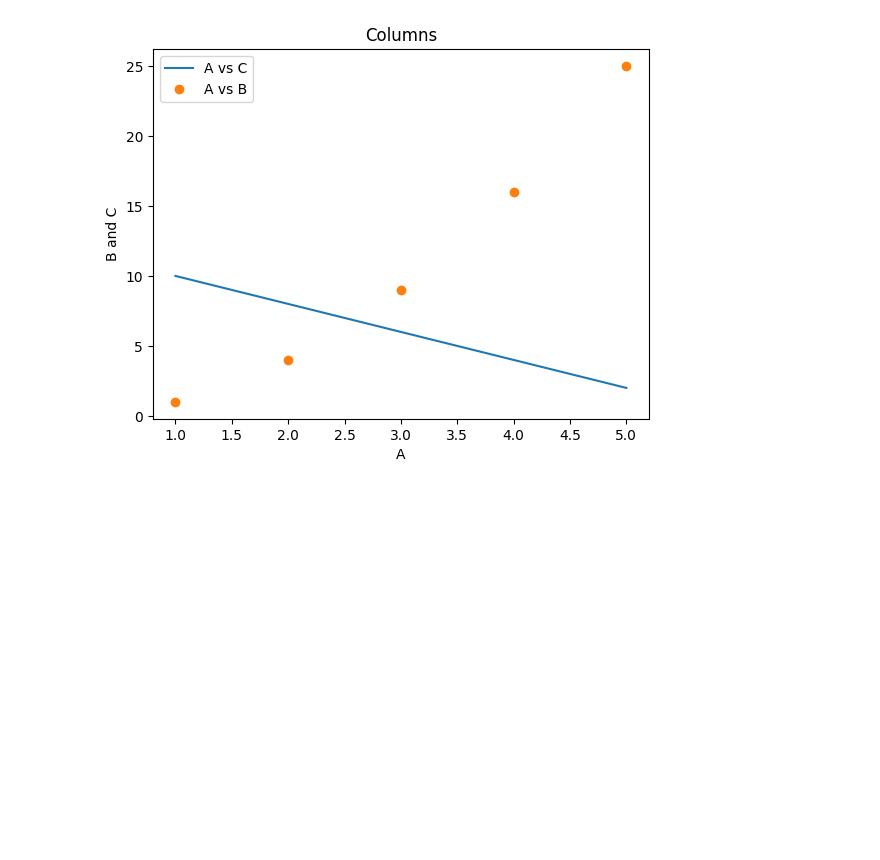
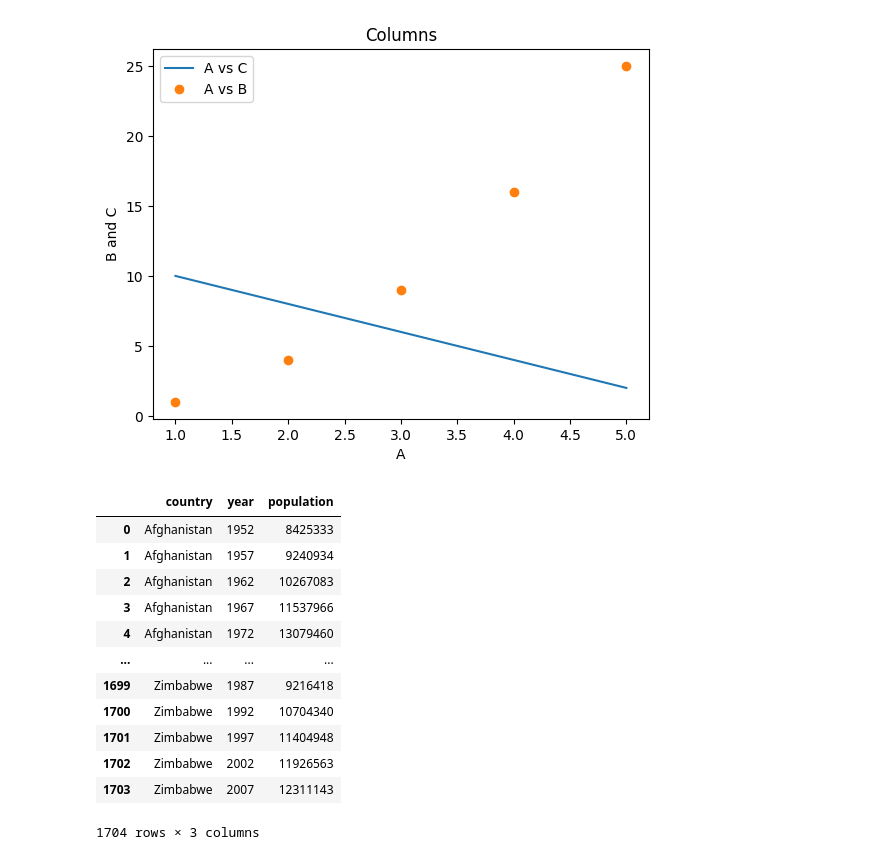
Before and after one commit to Joscord/matplotlib-tutorial, a Jupyter notebook: script.ipynb, the cells around one changed output. Drawn from its saved outputs; the diff is of its cells as text; code cells hidden in the pictures; blank space fills up the shorter version.

Commit message:
feat: write statement to import countries csv

```diff
--- a/script.ipynb
+++ b/script.ipynb
@@ -56,3 +56,22 @@ column_b     1
 column_c    10
 Name: 0, dtype: int64
 [figure]
+# %%
+# Análisis con data real
+
+# Importamos el csv de paises
+countries = pd.read_csv("./data/countries.csv")
+# %% [output]
+|  | country | year | population |
+| 0 | Afghanistan | 1952 | 8425333 |
+| 1 | Afghanistan | 1957 | 9240934 |
+| 2 | Afghanistan | 1962 | 10267083 |
+| 3 | Afghanistan | 1967 | 11537966 |
+| 4 | Afghanistan | 1972 | 13079460 |
+| ... | ... | ... | ... |
+| 1699 | Zimbabwe | 1987 | 9216418 |
+| 1700 | Zimbabwe | 1992 | 10704340 |
+| 1701 | Zimbabwe | 1997 | 11404948 |
+| 1702 | Zimbabwe | 2002 | 11926563 |
+| 1703 | Zimbabwe | 2007 | 12311143 |
+1704 rows × 3 columns
```
